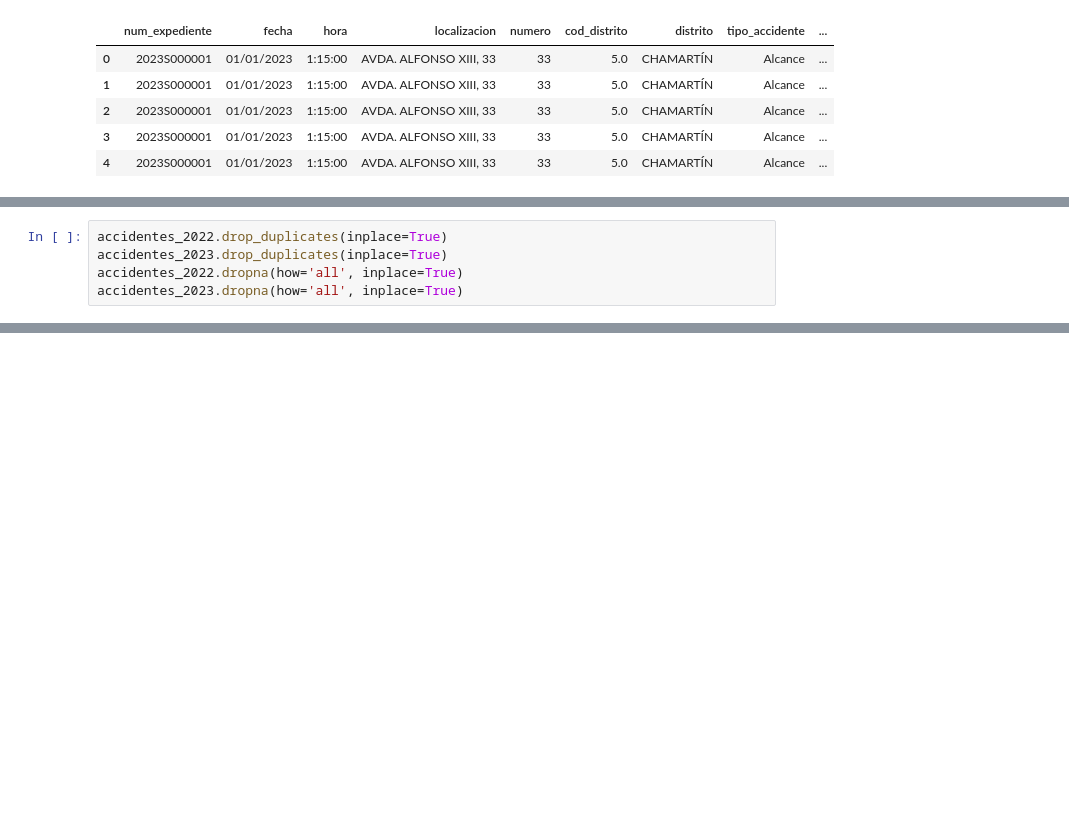
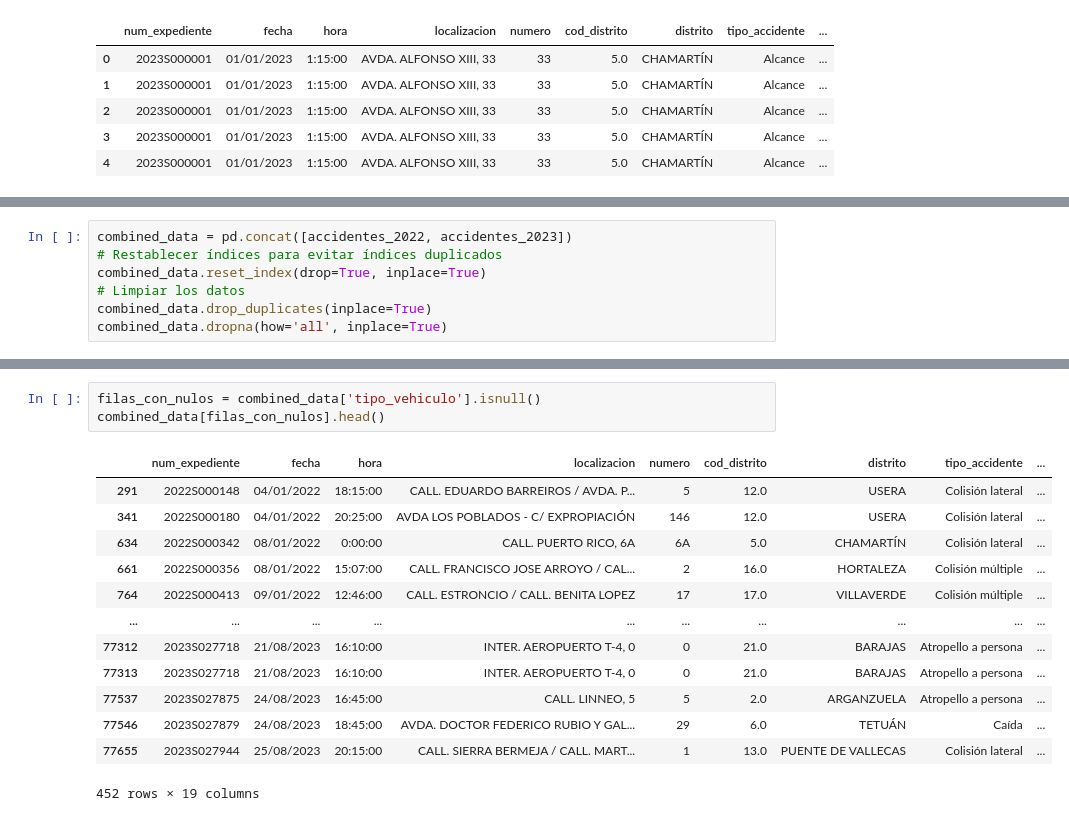
Before and after one commit to lucaramirezo/Traffic-Network-Transparency, a Jupyter notebook: Limpieza_Datos.ipynb, the cells around one changed output, grey strips where cells are left out. Saved outputs shown, nothing was run; the diff lists cells and outputs as text; blank space fills up the shorter version.

```diff
--- a/Limpieza_Datos.ipynb
+++ b/Limpieza_Datos.ipynb
@@ -36,5 +34,0 @@ accidentes_2023.head()
-# %%
-accidentes_2022.drop_duplicates(inplace=True)
-accidentes_2023.drop_duplicates(inplace=True)
-accidentes_2022.dropna(how='all', inplace=True)
-accidentes_2023.dropna(how='all', inplace=True)
@@ -372,0 +37,7 @@ combined_data.to_csv('Data_Combinada.csv', index=False)
+# %%
+combined_data = pd.concat([accidentes_2022, accidentes_2023])
+# Restablecer índices para evitar índices duplicados
+combined_data.reset_index(drop=True, inplace=True)
+# Limpiar los datos
+combined_data.drop_duplicates(inplace=True)
+combined_data.dropna(how='all', inplace=True)
@@ -372,0 +53,17 @@ combined_data.to_csv('Data_Combinada.csv', index=False)
+# %%
+filas_con_nulos = combined_data['tipo_vehiculo'].isnull()
+combined_data[filas_con_nulos].head()
+# %% [output]
+|  | num_expediente | fecha | hora | localizacion | numero | cod_distrito | distrito | tipo_accidente | ... |
+| 291 | 2022S000148 | 04/01/2022 | 18:15:00 | CALL. EDUARDO BARREIROS / AVDA. P... | 5 | 12.0 | USERA | Colisión lateral | ... |
+| 341 | 2022S000180 | 04/01/2022 | 20:25:00 | AVDA LOS POBLADOS - C/ EXPROPIACIÓN | 146 | 12.0 | USERA | Colisión lateral | ... |
+| 634 | 2022S000342 | 08/01/2022 | 0:00:00 | CALL. PUERTO RICO, 6A | 6A | 5.0 | CHAMARTÍN | Colisión lateral | ... |
+| 661 | 2022S000356 | 08/01/2022 | 15:07:00 | CALL. FRANCISCO JOSE ARROYO / CAL... | 2 | 16.0 | HORTALEZA | Colisión múltiple | ... |
+| 764 | 2022S000413 | 09/01/2022 | 12:46:00 | CALL. ESTRONCIO / CALL. BENITA LOPEZ | 17 | 17.0 | VILLAVERDE | Colisión múltiple | ... |
+| ... | ... | ... | ... | ... | ... | ... | ... | ... | ... |
+| 77312 | 2023S027718 | 21/08/2023 | 16:10:00 | INTER. AEROPUERTO T-4, 0 | 0 | 21.0 | BARAJAS | Atropello a persona | ... |
+| 77313 | 2023S027718 | 21/08/2023 | 16:10:00 | INTER. AEROPUERTO T-4, 0 | 0 | 21.0 | BARAJAS | Atropello a persona | ... |
+| 77537 | 2023S027875 | 24/08/2023 | 16:45:00 | CALL. LINNEO, 5 | 5 | 2.0 | ARGANZUELA | Atropello a persona | ... |
+| 77546 | 2023S027879 | 24/08/2023 | 18:45:00 | AVDA. DOCTOR FEDERICO RUBIO Y GAL... | 29 | 6.0 | TETUÁN | Caída | ... |
+| 77655 | 2023S027944 | 25/08/2023 | 20:15:00 | CALL. SIERRA BERMEJA / CALL. MART... | 1 | 13.0 | PUENTE DE VALLECAS | Colisión lateral | ... |
+452 rows × 19 columns
```
Also changed, not shown: parts of 61 cells of this notebook, 3 other files.
